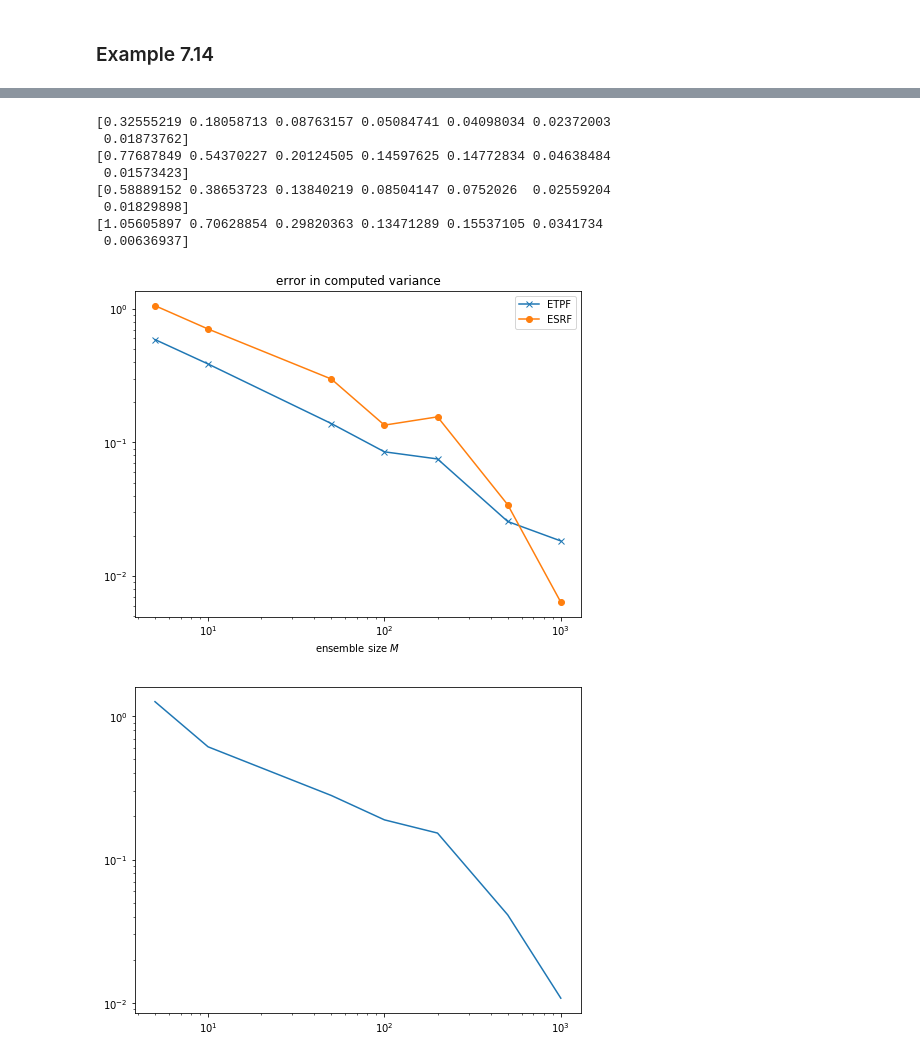
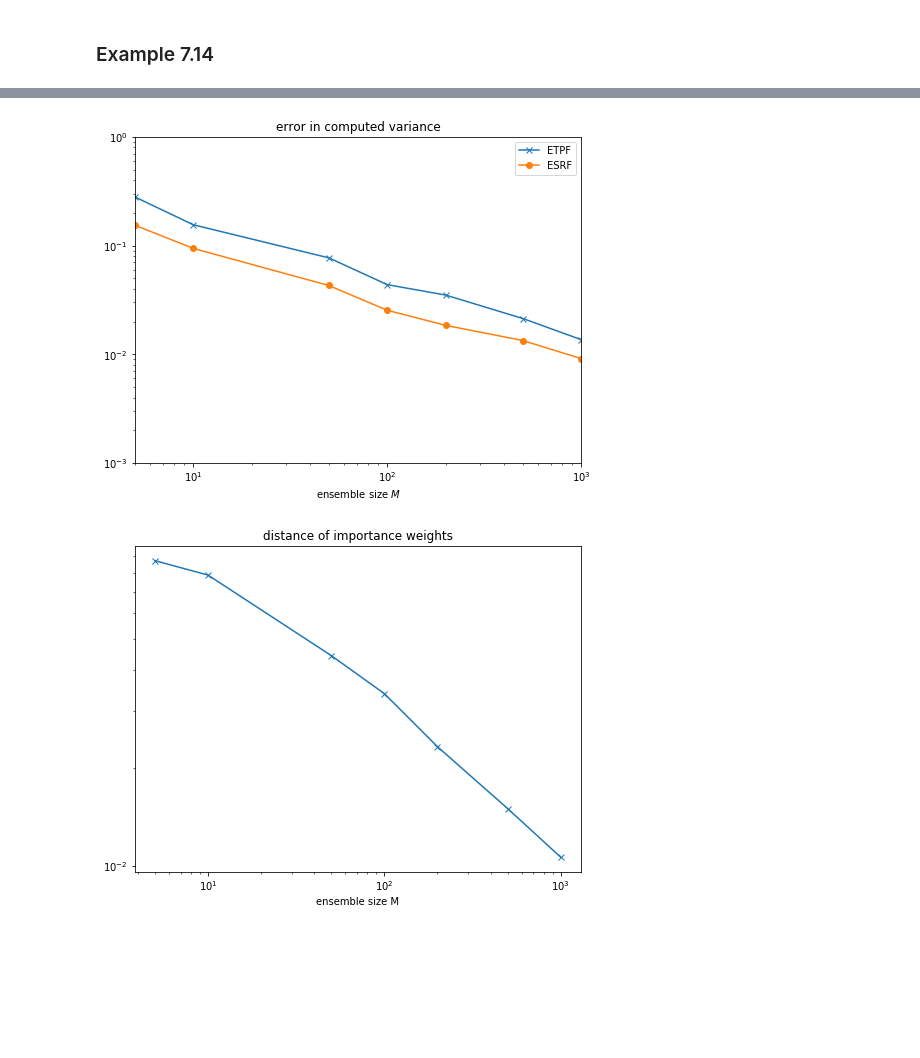
Before and after one commit to ray-chew/probabilistic_forecasting_examples, a Jupyter notebook: Chapter 7.ipynb, the cells around one changed output, grey strips where cells are left out. Cells and saved outputs as stored; diff of their text form; code cells hidden in the pictures; blank space fills up the shorter version.

```diff
--- a/Chapter 7.ipynb
+++ b/Chapter 7.ipynb
@@ -578,12 +578,12 @@ ensemble = [5, 10, 50, 100, 200, 500, 1000]
 L = len(ensemble)
 
 error11 = np.zeros((L))
-error21 = np.empty_like(error11)
-error13 = np.empty_like(error11)
-error23 = np.empty_like(error11)
-error3 = np.empty_like(error11)
+error21 = np.zeros((L))
+error13 = np.zeros((L))
+error23 = np.zeros((L))
+error3 = np.zeros((L))
 
-REPEAT = 10
+REPEAT = 100
 
 yobs = 1. # observations are always 1
 R = 1. # measurement variance
@@ -658,27 +658,29 @@ error23 /= REPEAT
 error3 /= REPEAT
 # %%
 fig3a = plt.figure(figsize=(8,6))
-plt.loglog(ensemble,error11, '-x', label = "ETPF")
-plt.loglog(ensemble,error13, '-o', label = "ESRF")
+plt.loglog(ensemble,error11, 'x-', label = "ETPF")
+plt.loglog(ensemble,error13, 'o-', label = "ESRF")
 plt.xlabel("ensemble size $M$")
 plt.title("error in computed mean")
+plt.ylim([1e-2,1])
+plt.xlim([0,1e3])
 plt.legend()
 plt.show()
 
-print(error11)
-print(error13)
-print(error21)
-print(error23)
-
 fig3b = plt.figure(figsize=(8,6))
-plt.loglog(ensemble,error21, '-x', label = "ETPF")
-plt.loglog(ensemble,error23, '-o', label = "ESRF")
+plt.loglog(ensemble,error21, 'x-', label = "ETPF")
+plt.loglog(ensemble,error23, 'o-', label = "ESRF")
 plt.xlabel("ensemble size $M$")
 plt.title("error in computed variance")
+plt.ylim([1e-3,1])
+plt.xlim([0,1e3])
 plt.legend()
 plt.show()
 
 fig3c = plt.figure(figsize=(8,6))
-plt.loglog(ensemble,error3)
+plt.loglog(ensemble,error3, 'x-')
+plt.xlabel("ensemble size M")
+plt.title("distance of importance weights")
+#plt.yticks([0.1,10**(-1.1),10**(-1.3),10**(-1.5),10**(-1.7),10**(-1.9)])
 plt.show()
 # %% [output]
@@ -686,10 +688,2 @@ plt.show()
-[0.32555219 0.18058713 0.08763157 0.05084741 0.04098034 0.02372003
- 0.01873762]
-[0.77687849 0.54370227 0.20124505 0.14597625 0.14772834 0.04638484
- 0.01573423]
-[0.58889152 0.38653723 0.13840219 0.08504147 0.0752026  0.02559204
- 0.01829898]
-[1.05605897 0.70628854 0.29820363 0.13471289 0.15537105 0.0341734
- 0.00636937]
-[figure, old version]
+[figure, new version]
-[figure, old version]
+[figure, new version]
```
Also changed, not shown: parts of 1 cell of this notebook.
